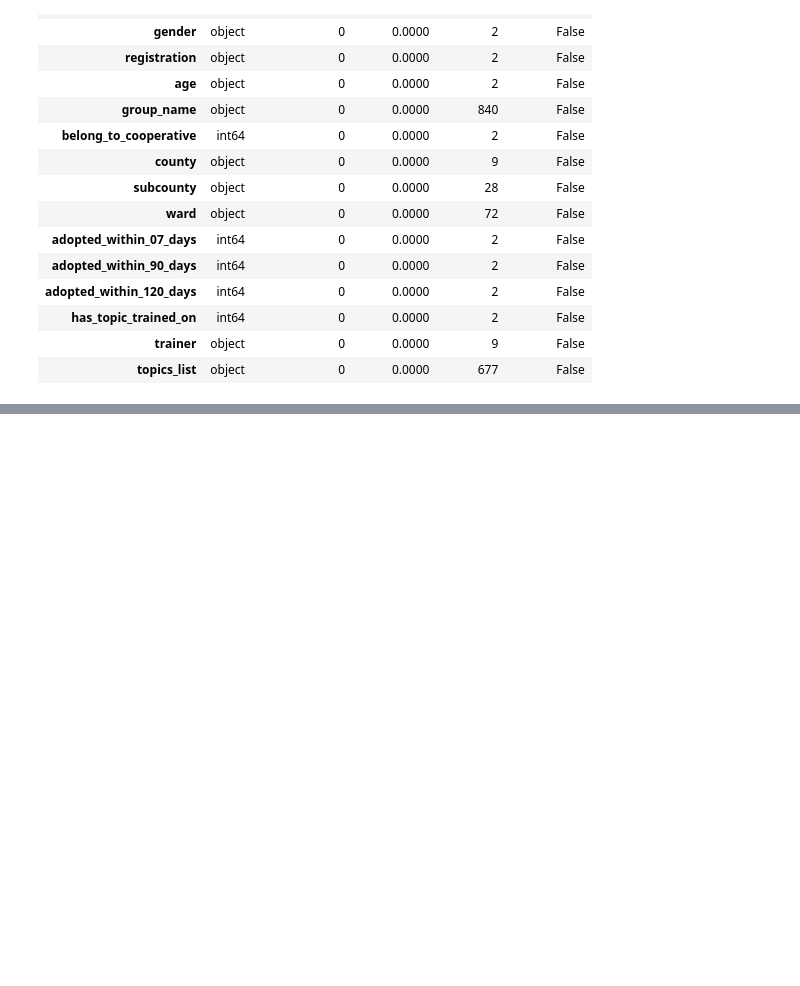
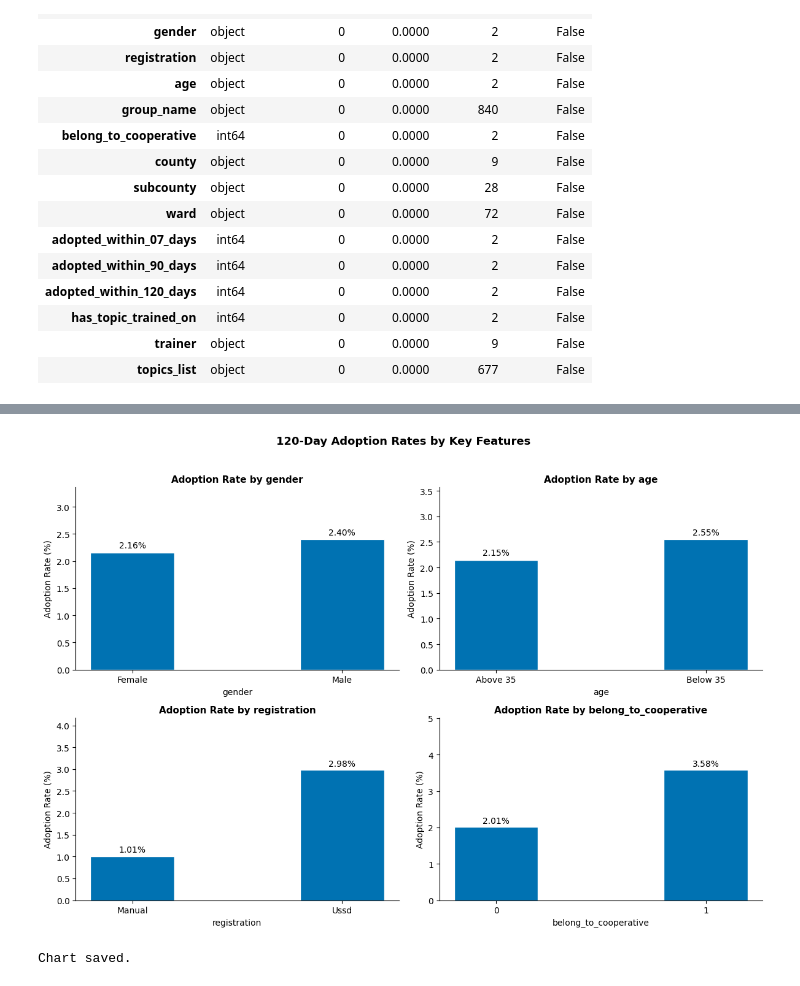
Before and after one commit to FionaHuini/Zindi-DigiCow-Farmer-Training-Adoption-Challenge, a Jupyter notebook: digicow_clean_analysis.ipynb, the cells around one changed output, grey strips where cells are left out. Saved outputs shown, nothing was run; the diff lists cells and outputs as text; code cells hidden in the pictures; blank space fills up the shorter version.

```diff
--- a/digicow_clean_analysis.ipynb
+++ b/digicow_clean_analysis.ipynb
@@ -322,0 +449,52 @@ display(prior_summary)
+# %%
+# ── 2.2 Adoption rates by categorical features ───────────────────────────────
+# Features to examine
+CAT_FEATURES = ['gender', 'age', 'registration', 'belong_to_cooperative']
+
+fig, axes = plt.subplots(2, 2, figsize=(12, 8))
+axes = axes.flatten()
+
+for i, feature in enumerate(CAT_FEATURES):
+    # Calculate mean adoption rate per category for 120-day target
+    rates = (train_df.groupby(feature)['adopted_within_120_days']
+             .mean()
+             .mul(100)
+             .round(2)
+             .reset_index())
+    rates.columns = ['category', 'adoption_rate']
+
+    # Plot
+    axes[i].bar(
+        rates['category'].astype(str),
+        rates['adoption_rate'],
+        color=BLUE,
+        edgecolor='white',
+        width=0.4
+    )
+
+    # Value labels
+    for bar in axes[i].patches:
+        axes[i].text(
+            bar.get_x() + bar.get_width() / 2,
+            bar.get_height() + 0.05,
+            f'{bar.get_height():.2f}%',
+            ha='center', va='bottom', fontsize=10
+        )
+
+    axes[i].set_title(f'Adoption Rate by {feature}',
+                      fontsize=11, fontweight='bold')
+    axes[i].set_ylabel('Adoption Rate (%)', fontsize=10)
+    axes[i].set_xlabel(feature, fontsize=10)
+    axes[i].set_ylim(0, rates['adoption_rate'].max() * 1.4)
+    axes[i].spines[['top', 'right']].set_visible(False)
+
+plt.suptitle('120-Day Adoption Rates by Key Features',
+             fontsize=13, fontweight='bold', y=1.02)
+plt.tight_layout()
+plt.savefig('figures/02_adoption_by_features.png', dpi=150, bbox_inches='tight')
+plt.show()
+
+print("Chart saved.")
+# %% [output]
+[figure, added]
+Chart saved.
```
Also changed, not shown: parts of 17 cells of this notebook.
